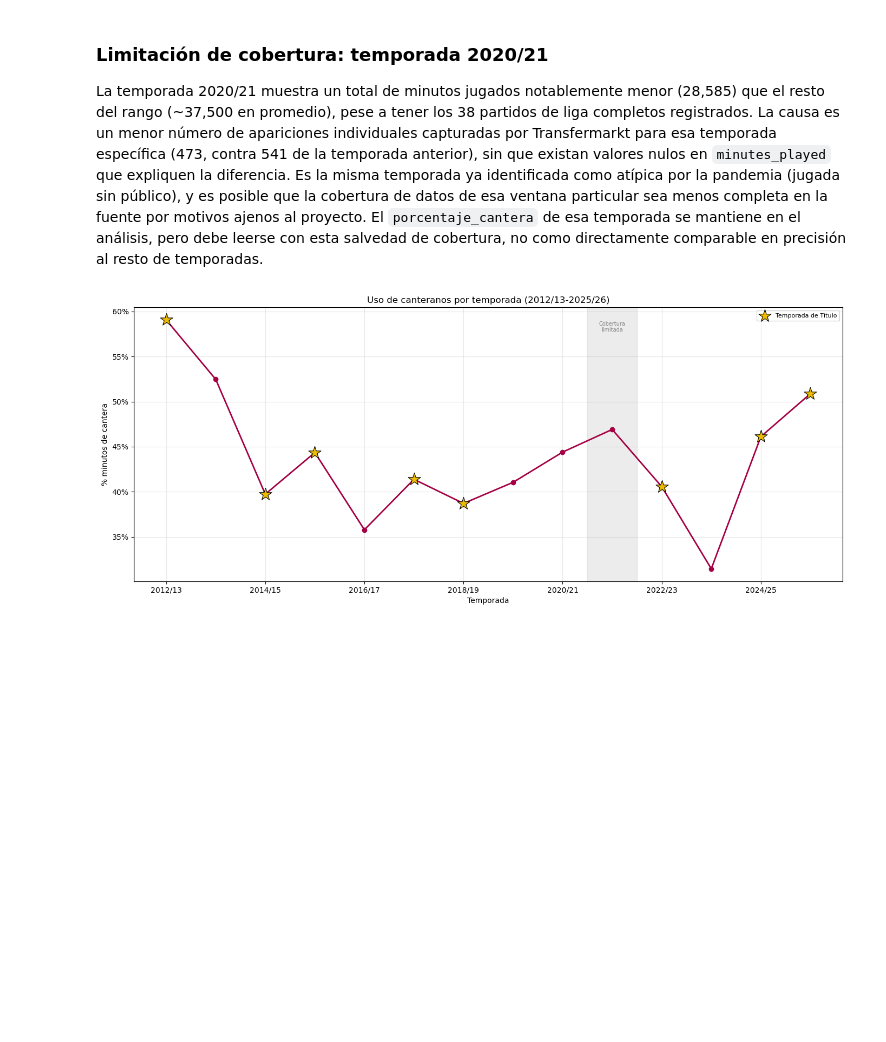
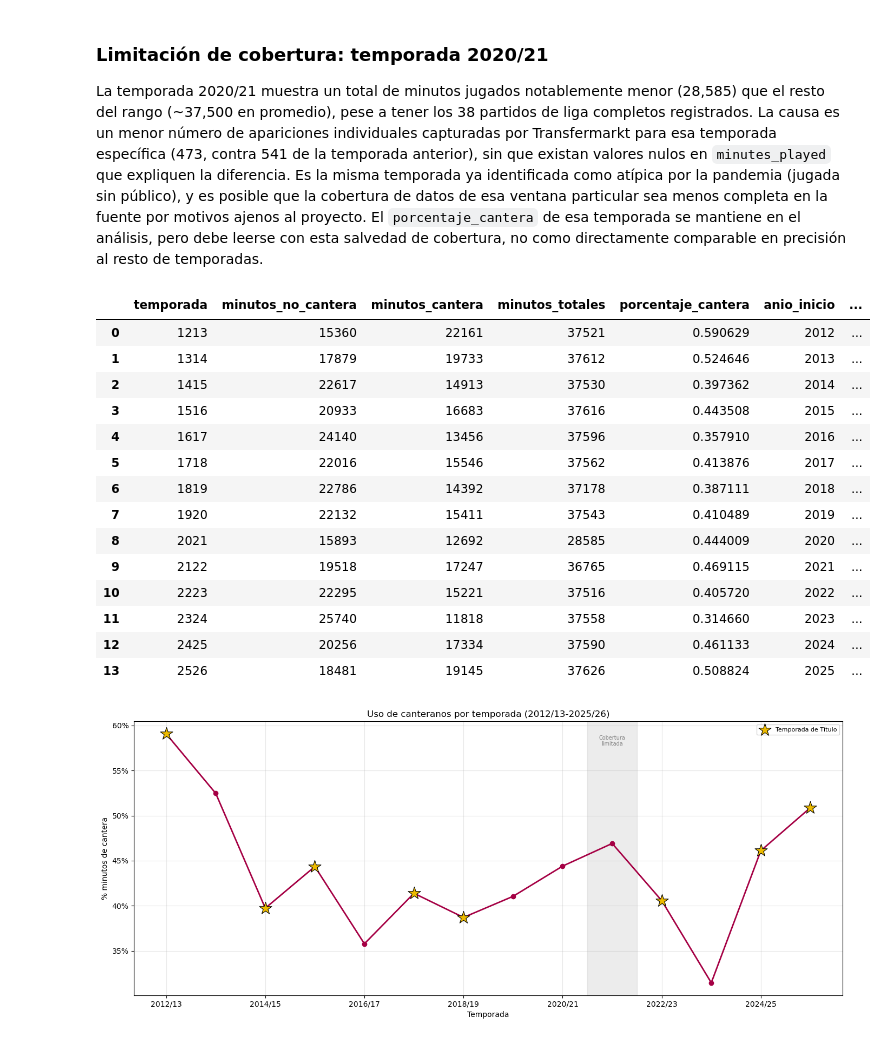
Before and after one commit to albertone448/always-barca, a Jupyter notebook: notebooks/03_analisis_cantera.ipynb, the cells around one changed output. Saved outputs shown, nothing was run; the diff lists cells and outputs as text; code cells hidden in the pictures; blank space fills up the shorter version.

```diff
--- a/notebooks/03_analisis_cantera.ipynb
+++ b/notebooks/03_analisis_cantera.ipynb
@@ -325,6 +311,27 @@ La temporada 2020/21 muestra un total de minutos jugados notablemente menor (28,
 uso_cantera.to_csv('../data/processed/uso_cantera_temporada.csv', index=False)
 # %%
 df_maestro = pd.read_csv('../data/processed/df_maestro.csv', dtype={'temporada': str})
+# %%
+uso_cantera['temporada'] = uso_cantera['temporada'].astype(str)
+uso_cantera = uso_cantera.merge(df_maestro[['temporada', 'anio_inicio', 'entrenador_principal', 'rendimiento_relativo']], on='temporada')
+uso_cantera = uso_cantera.sort_values('anio_inicio')
+uso_cantera
+# %% [output]
+|  | temporada | minutos_no_cantera | minutos_cantera | minutos_totales | porcentaje_cantera | anio_inicio | ... |
+| 0 | 1213 | 15360 | 22161 | 37521 | 0.590629 | 2012 | ... |
+| 1 | 1314 | 17879 | 19733 | 37612 | 0.524646 | 2013 | ... |
+| 2 | 1415 | 22617 | 14913 | 37530 | 0.397362 | 2014 | ... |
+| 3 | 1516 | 20933 | 16683 | 37616 | 0.443508 | 2015 | ... |
+| 4 | 1617 | 24140 | 13456 | 37596 | 0.357910 | 2016 | ... |
+| 5 | 1718 | 22016 | 15546 | 37562 | 0.413876 | 2017 | ... |
+| 6 | 1819 | 22786 | 14392 | 37178 | 0.387111 | 2018 | ... |
+| 7 | 1920 | 22132 | 15411 | 37543 | 0.410489 | 2019 | ... |
+| 8 | 2021 | 15893 | 12692 | 28585 | 0.444009 | 2020 | ... |
+| 9 | 2122 | 19518 | 17247 | 36765 | 0.469115 | 2021 | ... |
+| 10 | 2223 | 22295 | 15221 | 37516 | 0.405720 | 2022 | ... |
+| 11 | 2324 | 25740 | 11818 | 37558 | 0.314660 | 2023 | ... |
+| 12 | 2425 | 20256 | 17334 | 37590 | 0.461133 | 2024 | ... |
+| 13 | 2526 | 18481 | 19145 | 37626 | 0.508824 | 2025 | ... |
 # %%
 def formato_temporada(x, pos):
     inicio = int(x)
```
Also changed, not shown: parts of 13 cells of this notebook, 4 other files.
